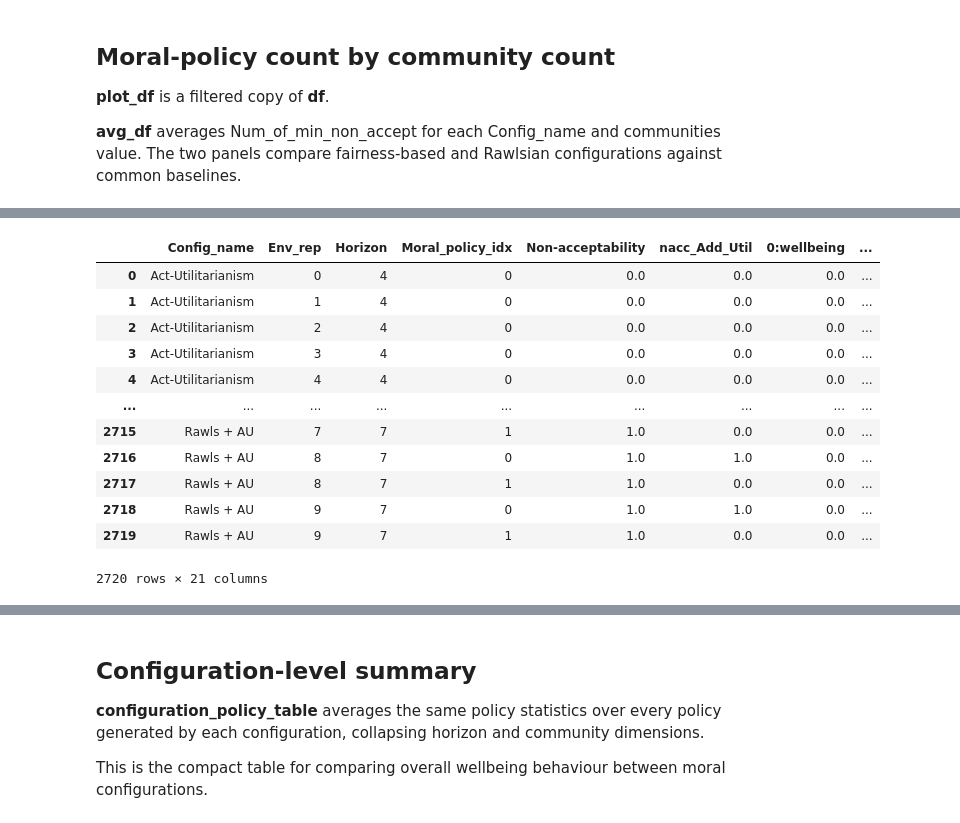
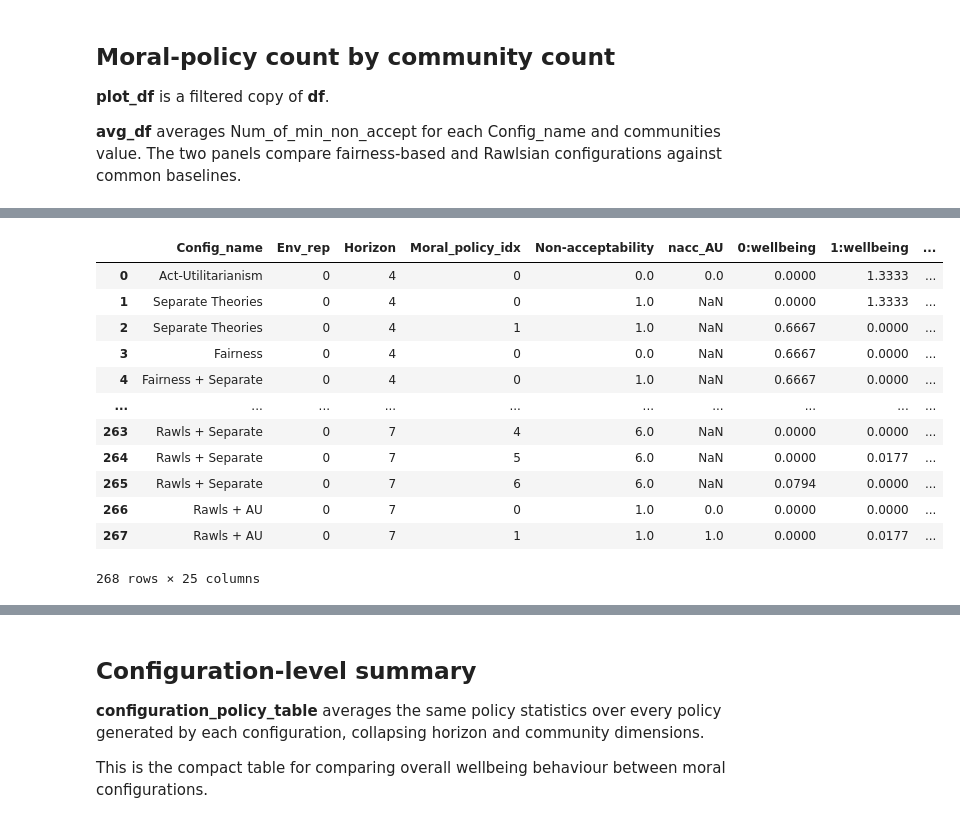
Before and after one commit to sameysimon/MoralPlanner, a Jupyter notebook: Notebooks/SearchRescue/Rescue.ipynb, the cells around one changed output, grey strips where cells are left out. Drawn from its saved outputs; the diff is of its cells as text; code cells hidden in the pictures.

Commit message:
Experiments progress

```diff
--- a/Notebooks/SearchRescue/Rescue.ipynb
+++ b/Notebooks/SearchRescue/Rescue.ipynb
@@ -133,12 +279,12 @@ The configuration loop constructs team identifiers and community weights for eve
 Environment generation writes MDP inputs. Rerun this section when configurations, horizons, teams, or odds change.
 # %%
 configs = []
-env_reps = 10
+env_reps = 1
 for horizon_ in range(3,7):
     for Comms in range(2,7):
         teams = [f"{i}" for i in range(Comms)]
         odds = MakeTeamWeights(teams)
-        configs += GenerateConfigs(inputConfigs=GenerateTeamConfigs(teams, name_prefix=f"{len(teams)}_h{horizon_}"),
+        configs += GenerateConfigs(inputConfigs=GenerateTeamConfigs(teams, name_prefix=f"{len(teams)}_h{horizon_}_"),
             defaultConfig={"Horizon": horizon_, "Teams":teams, "unknown_depth": 0, "Odds":odds})
 
 er = ExperimentRunner("Rescue", configs, MoralPlanner_Location="/../../", outFolder="Rescue")
@@ -400,45 +403,39 @@ The cell adds community count and readable configuration labels before policy-le
 # %%
-cols = [f"{t}:wellbeing" for t in teams]
+wellbeing_cols = [f"{t}:wellbeing" for t in teams]
 worth_df = pd.DataFrame(er.GetWorthData(worth_tags=[f"{t}:wellbeing" for t in teams], envRepetitions=env_reps))
-for t in cols:
-    worth_df[t] = pd.to_numeric(worth_df[t])
+
 worth_df = worth_df.drop(columns=["Conf_rep"])
-worth_df['communities'] = worth_df['Config_name'].str[:1]
-worth_df["Config_name"] = np.select(
-    [
-        worth_df["Config_name"].str.contains("fair_bal", case=False, na=False),
-        worth_df["Config_name"].str.contains("fair_AU", case=False, na=False),
-        worth_df["Config_name"].str.contains("rawl_bal", case=False, na=False),
-        worth_df["Config_name"].str.contains("rawl_AU", case=False, na=False),
-        worth_df["Config_name"].str.contains("add", case=False, na=False),
-        worth_df["Config_name"].str.contains("bal", case=False, na=False),
-        worth_df["Config_name"].str.contains("fair", case=False, na=False),
-        worth_df["Config_name"].str.contains("rawl", case=False, na=False),
-    ],
-    [
-        "Fair + Separate",
-        "Fair + AU",
-        "Rawls + Separate",
-        "Rawls + AU",
-        "Act-Utilitarianism",
-        "Separate Theories",
-        "Fairness",
-        "Rawls",
-    ],
-    default=worth_df["Config_name"]
+worth_df['communities'] = pd.to_numeric(worth_df['Config_name'].str[:1])
+worth_df['Config_name'] = worth_df['Config_name'].str.split("_", n=2).str[-1]
+
+worth_df[wellbeing_cols] = worth_df[wellbeing_cols].apply(
+    pd.to_numeric,
+    errors="coerce"
 )
+
+# NaN values are ignored. Thus, an experiment with two communities only uses
+# 0:wellbeing and 1:wellbeing.
+worth_df["Policy wellbeing minimum"] = worth_df[wellbeing_cols].min(axis=1, skipna=True)
+
+worth_df["Policy wellbeing maximum"] = worth_df[wellbeing_cols].max(axis=1, skipna=True)
+
+worth_df["Policy wellbeing average"] = worth_df[wellbeing_cols].mean(axis=1, skipna=True)
+
+# ddof=0 gives the population standard deviation.
+worth_df["Policy wellbeing standard deviation"] = worth_df[wellbeing_cols].std(axis=1, skipna=True, ddof=0 )
+
 worth_df
 # %% [output]
-|  | Config_name | Env_rep | Horizon | Moral_policy_idx | Non-acceptability | nacc_Add_Util | 0:wellbeing | ... |
-| 0 | Act-Utilitarianism | 0 | 4 | 0 | 0.0 | 0.0 | 0.0 | ... |
-| 1 | Act-Utilitarianism | 1 | 4 | 0 | 0.0 | 0.0 | 0.0 | ... |
-| 2 | Act-Utilitarianism | 2 | 4 | 0 | 0.0 | 0.0 | 0.0 | ... |
-| 3 | Act-Utilitarianism | 3 | 4 | 0 | 0.0 | 0.0 | 0.0 | ... |
-| 4 | Act-Utilitarianism | 4 | 4 | 0 | 0.0 | 0.0 | 0.0 | ... |
-| ... | ... | ... | ... | ... | ... | ... | ... | ... |
-| 2715 | Rawls + AU | 7 | 7 | 1 | 1.0 | 0.0 | 0.0 | ... |
-| 2716 | Rawls + AU | 8 | 7 | 0 | 1.0 | 1.0 | 0.0 | ... |
-| 2717 | Rawls + AU | 8 | 7 | 1 | 1.0 | 0.0 | 0.0 | ... |
-| 2718 | Rawls + AU | 9 | 7 | 0 | 1.0 | 1.0 | 0.0 | ... |
-| 2719 | Rawls + AU | 9 | 7 | 1 | 1.0 | 0.0 | 0.0 | ... |
+|  | Config_name | Env_rep | Horizon | Moral_policy_idx | Non-acceptability | nacc_AU | 0:wellbeing | 1:wellbeing | ... |
+| 0 | Act-Utilitarianism | 0 | 4 | 0 | 0.0 | 0.0 | 0.0000 | 1.3333 | ... |
+| 1 | Separate Theories | 0 | 4 | 0 | 1.0 | NaN | 0.0000 | 1.3333 | ... |
+| 2 | Separate Theories | 0 | 4 | 1 | 1.0 | NaN | 0.6667 | 0.0000 | ... |
+| 3 | Fairness | 0 | 4 | 0 | 0.0 | NaN | 0.6667 | 0.0000 | ... |
+| 4 | Fairness + Separate | 0 | 4 | 0 | 1.0 | NaN | 0.6667 | 0.0000 | ... |
+| ... | ... | ... | ... | ... | ... | ... | ... | ... | ... |
+| 263 | Rawls + Separate | 0 | 7 | 4 | 6.0 | NaN | 0.0000 | 0.0000 | ... |
+| 264 | Rawls + Separate | 0 | 7 | 5 | 6.0 | NaN | 0.0000 | 0.0177 | ... |
+| 265 | Rawls + Separate | 0 | 7 | 6 | 6.0 | NaN | 0.0794 | 0.0000 | ... |
+| 266 | Rawls + AU | 0 | 7 | 0 | 1.0 | 0.0 | 0.0000 | 0.0000 | ... |
+| 267 | Rawls + AU | 0 | 7 | 1 | 1.0 | 1.0 | 0.0000 | 0.0177 | ... |
-2720 rows × 21 columns
+268 rows × 25 columns
```
Also changed, not shown: parts of 18 cells of this notebook, 14 other files.
